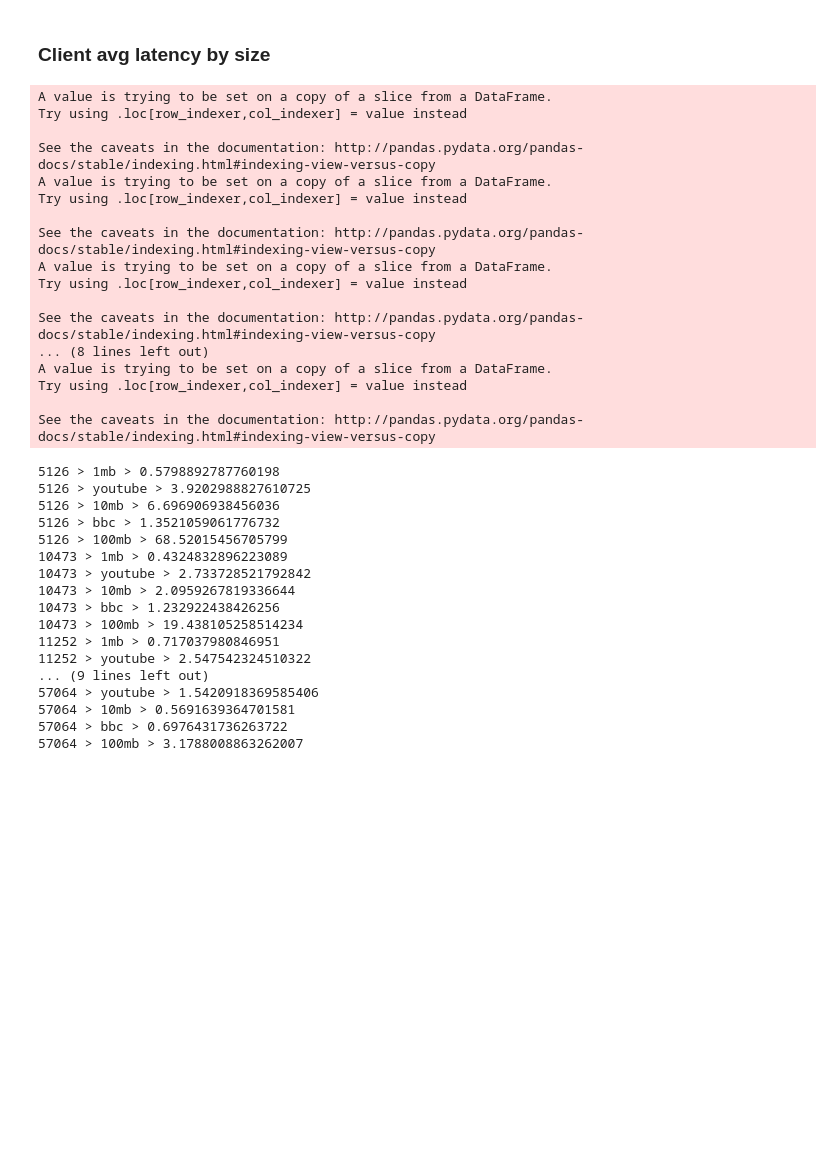
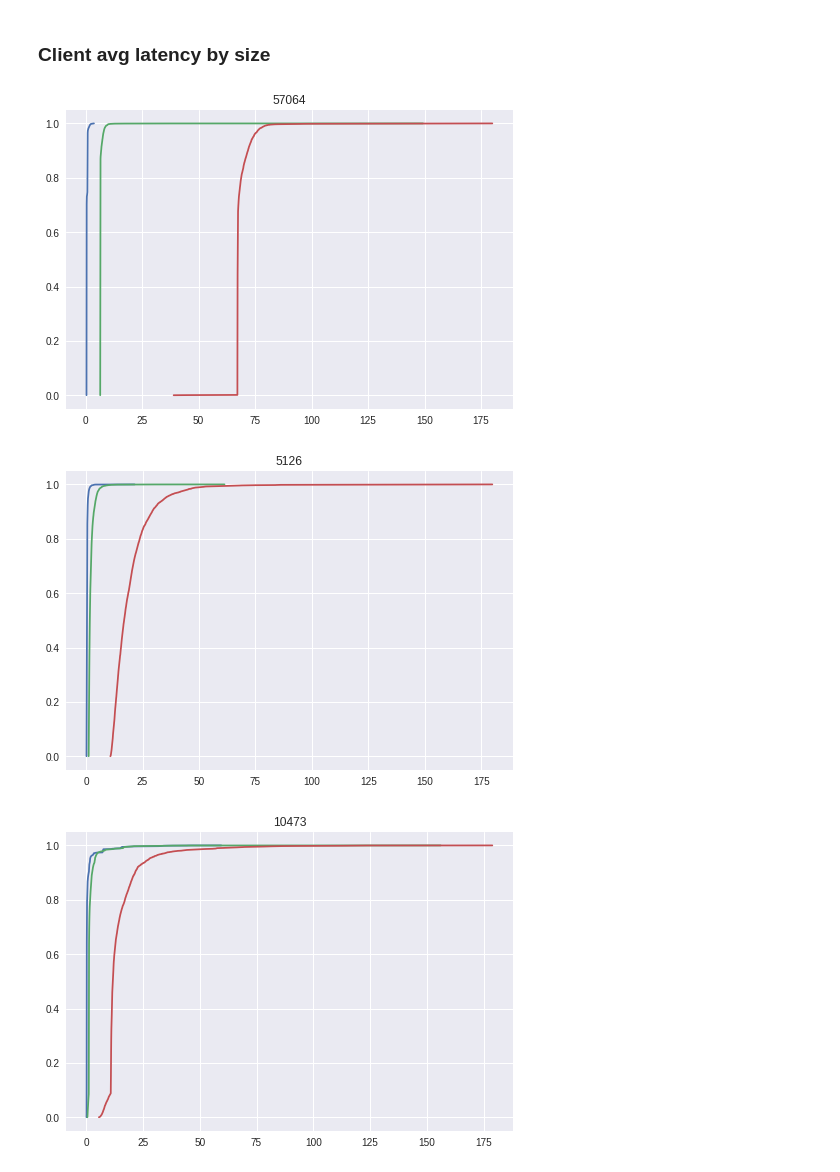
Before and after one commit to khulan8824/proxyTest, a Jupyter notebook: clientLogs.ipynb, the cells around one changed output. Saved outputs shown, nothing was run; the diff lists cells and outputs as text; code cells hidden in the pictures; blank space fills up the shorter version.

```diff
--- a/clientLogs.ipynb
+++ b/clientLogs.ipynb
@@ -394,6 +393,15 @@ plot_rtt(rtt_proxies,'avg',30)
 # %% [markdown]
 ### Client avg latency by size
 # %%
+import os
+#import ipdb
+
+import pandas as pd
+import matplotlib as mpl
+from matplotlib import lines
+from matplotlib import pyplot as plt
+import matplotlib.dates as mdates
+import seaborn as sns
 EXP_NAME = "logs/clients"
 RESULTS_DIR = os.path.join( os.getcwd(),'results')
 
@@ -413,13 +421,13 @@ def read_clients():
             for tunnel in tunnel_nodes:
                 file = os.path.join(INPUT_DIR+'/'+sub_dir+'/'+node,tunnel)
 
-
+                #print(sub_dir, '>',node,'>',tunnel)
                 temp_filter = proxy_data.loc[(proxy_data['proxy'] == int(tunnel)) & (proxy_data['client'] == int(sub_dir))]
                 try:
                     temp = pd.read_csv(file,sep=',', header = None)
                     temp.columns = headers
                     temp = temp.query('status == 200 & download_size >0')
-                    #temp = temp.set_index(pd.DatetimeIndex(temp.time))
+                    temp = temp.set_index(pd.DatetimeIndex(temp.time))
                     temp['proxy'] = tunnel
                     temp['client'] = sub_dir
                     temp['distance'] = temp_filter.distance.iloc[0]
@@ -432,51 +440,26 @@ def read_clients():
     return nodes_results
 
 client_data = read_clients()
-# %% [output]
-A value is trying to be set on a copy of a slice from a DataFrame.
-Try using .loc[row_indexer,col_indexer] = value instead
-
-See the caveats in the documentation: http://pandas.pydata.org/pandas-docs/stable/indexing.html#indexing-view-versus-copy
-A value is trying to be set on a copy of a slice from a DataFrame.
-Try using .loc[row_indexer,col_indexer] = value instead
-
-See the caveats in the documentation: http://pandas.pydata.org/pandas-docs/stable/indexing.html#indexing-view-versus-copy
-A value is trying to be set on a copy of a slice from a DataFrame.
-Try using .loc[row_indexer,col_indexer] = value instead
-
-See the caveats in the documentation: http://pandas.pydata.org/pandas-docs/stable/indexing.html#indexing-view-versus-copy
-... (8 lines left out)
-A value is trying to be set on a copy of a slice from a DataFrame.
-Try using .loc[row_indexer,col_indexer] = value instead
-
-See the caveats in the documentation: http://pandas.pydata.org/pandas-docs/stable/indexing.html#indexing-view-versus-copy
 # %%
 def show_avg_latency(df):
     proxies = df.proxy.unique()
     for proxy in proxies:
         df_proxy = df.query('proxy == "'+proxy+'"')
         size_range = df_proxy.size_range.unique()
         #print(size_range)
+
+        gp3 = df_proxy.groupby('size_range')
         for rng in size_range:
+            if rng in ['youtube', 'bbc']:
+                continue
             df_rng = df_proxy.query('size_range =="'+rng+'"')
-            print(proxy,">",rng,'>',df_rng['download'].mean())
+            getECDF(df_rng, 'download').plot()
+
+        plt.show()
+        plt.title(proxy)
 
 show_avg_latency(client_data)
 # %% [output]
-5126 > 1mb > 0.5798892787760198
-5126 > youtube > 3.9202988827610725
-5126 > 10mb > 6.696906938456036
-5126 > bbc > 1.3521059061776732
-5126 > 100mb > 68.52015456705799
-10473 > 1mb > 0.4324832896223089
-10473 > youtube > 2.733728521792842
-10473 > 10mb > 2.0959267819336644
-10473 > bbc > 1.232922438426256
-10473 > 100mb > 19.438105258514234
-11252 > 1mb > 0.717037980846951
-11252 > youtube > 2.547542324510322
-... (9 lines left out)
-57064 > youtube > 1.5420918369585406
-57064 > 10mb > 0.5691639364701581
-57064 > bbc > 0.6976431736263722
-57064 > 100mb > 3.1788008863262007
+[figure, added]
+[figure, added]
+[figure, added]
```
Also changed, not shown: parts of 3 cells of this notebook, 1 other file.
